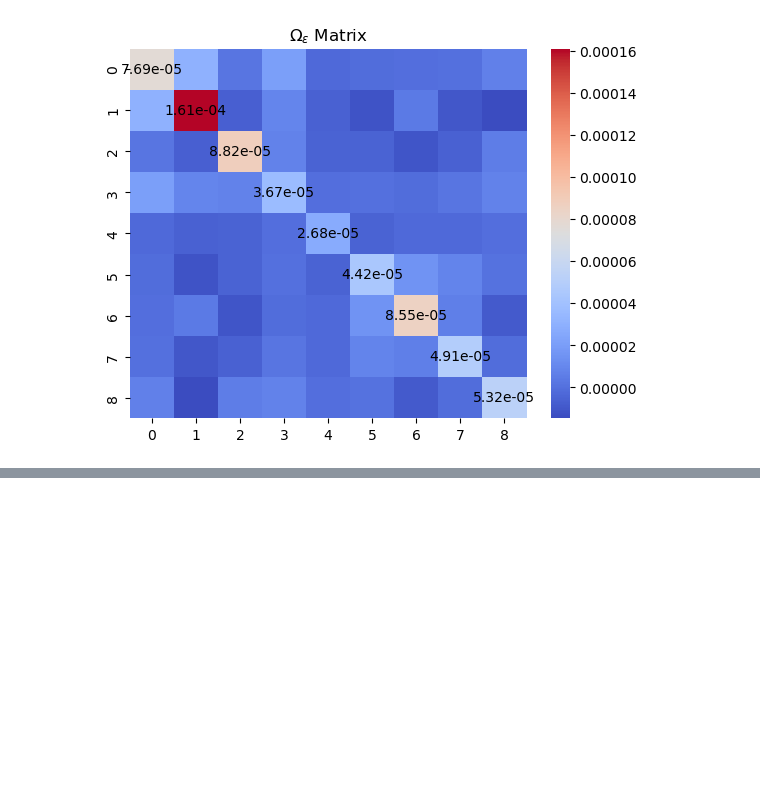
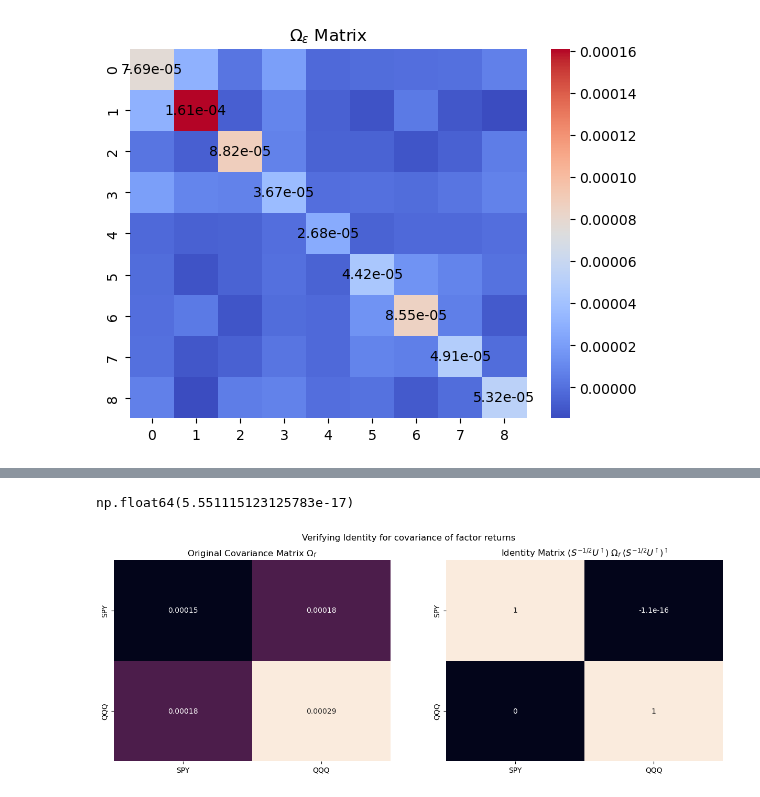
Before and after one commit to diegodalvarez/EQI, a Jupyter notebook: Chapter 4 - Linear Model of Returns.ipynb, the cells around one changed output, grey strips where cells are left out. Drawn from its saved outputs; the diff is of its cells as text; code cells hidden in the pictures; blank space fills up the shorter version.

Commit message:
identity factor matrix

```diff
--- a/Chapter 4 - Linear Model of Returns.ipynb
+++ b/Chapter 4 - Linear Model of Returns.ipynb
@@ -350,0 +361,4 @@ SR = \frac{\lVert \alpha_{\]} \rVert}{}
+# %%
+OmegaF           = F.cov().to_numpy()
+eigvals, eigvecs = np.linalg.eigh(OmegaF)
+C                = eigvecs @ np.diag(1 / np.sqrt(eigvals)) @ eigvecs.T
@@ -350,0 +371,32 @@ SR = \frac{\lVert \alpha_{\]} \rVert}{}
+# %%
+np.max(np.abs(E - E_tilde))
+# %% [output]
+np.float64(5.551115123125783e-17)
+# %%
+I = C @ OmegaF @ C.T
+fig, axes = plt.subplots(ncols = 2, figsize = (15,5))
+
+ticks = F.columns.to_list()
+
+sns.heatmap(
+    ax = axes[0],
+    data = OmegaF,
+    annot = True,
+    cbar  = False,
+    xticklabels = ticks,
+    yticklabels = ticks)
+
+sns.heatmap(
+    ax          = axes[1],
+    data        = I,
+    annot       = True,
+    cbar        = False,
+    xticklabels = ticks,
+    yticklabels = ticks)
+
+axes[0].set_title(r"Original Covariance Matrix $\Omega_f$")
+axes[1].set_title(r"Identity Matrix $(S^{-1/2}U^\intercal) \; \Omega_f \; (S^{-1/2}U^\intercal)^\intercal$")
+fig.suptitle("Verifying Identity for covariance of factor returns")
+plt.show()
+# %% [output]
+[figure, added]
```
Also changed, not shown: parts of 9 cells of this notebook.
